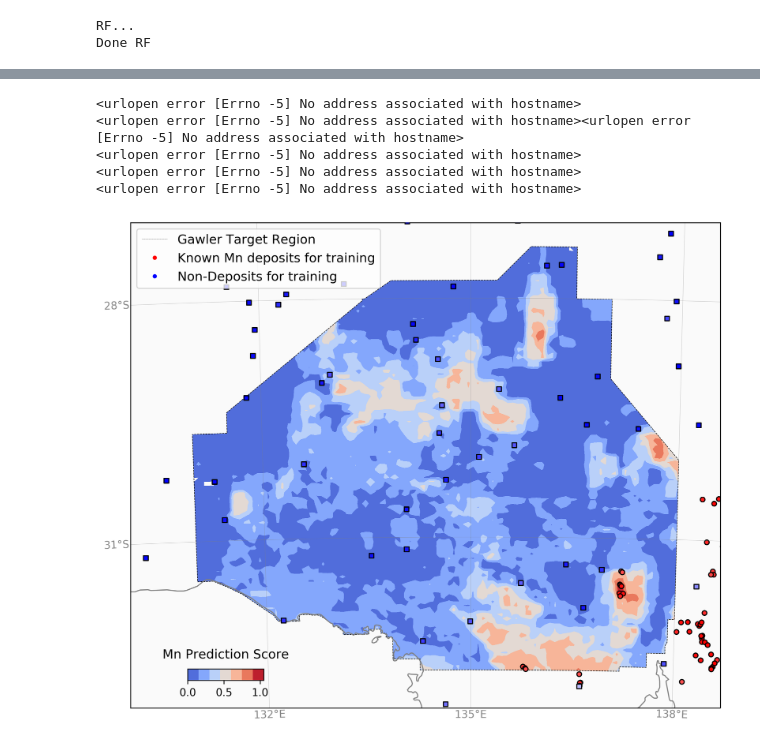
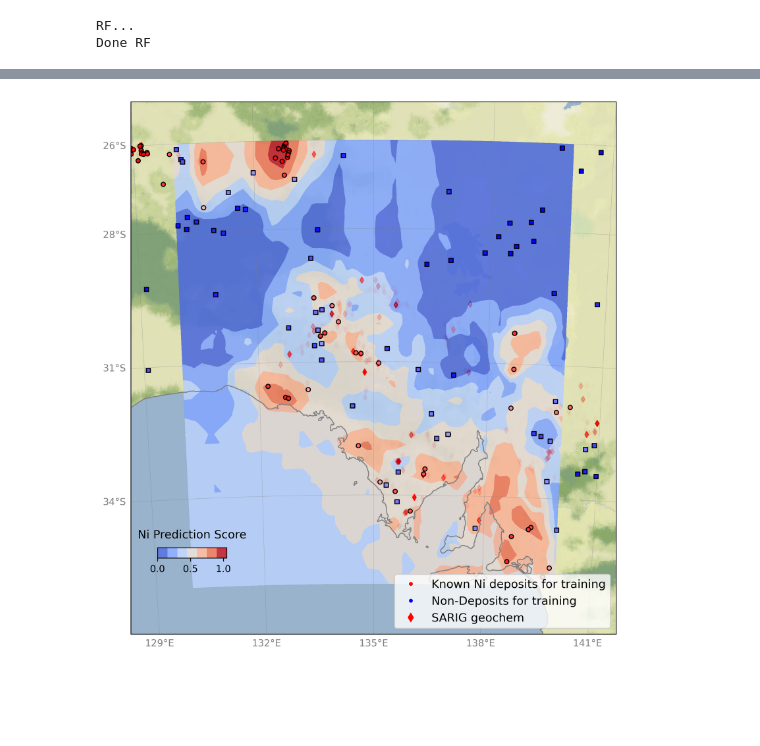
Before and after one commit to natbutter/gawler-exploration, a Jupyter notebook: results-sa.ipynb, the cells around one changed output, grey strips where cells are left out. Drawn from its saved outputs; the diff is of its cells as text; code cells hidden in the pictures; blank space fills up the shorter version.

```diff
--- a/results-sa.ipynb
+++ b/results-sa.ipynb
@@ -871,6 +919,9 @@ deposit 0.5
 # %% [markdown]
 ### ML Classification
 This is where the ML classifier is defined. We can substitue our favourite ML technique here, and tune model variables as desired. The default choices are recommended for the Gawler region.
+# %%
+training_data['random'] = training_data['random'].astype(str)
+training_data[categorical_features] = training_data[categorical_features].astype(str)
 # %%
 #Create the 'feature vector' and a 'target classification vector'
 features=training_data[numerical_features+categorical_features]
@@ -924,9 +951,9 @@ weightcount=0
 # %%
 print('Tranining the Clasifier...')
-rf.fit(features,targets,**{'classifier__sample_weight': weights})
+rf.fit(features,targets)
 
 print("Done RF. Now scoring...")
-scores = cross_val_score(rf, features,targets, cv=10)
+scores = cross_val_score(rf, features,targets, cv=5)
 
 print("RF 10-fold cross validation Scores:", scores)
 print("SCORE Mean: %.2f" % np.mean(scores), "STD: %.2f" % np.std(scores), "\n")
@@ -1009,8 +1029,17 @@ Done RF
 # %%
 #Create a meshgrid from our xyz list of points
-gridX,gridY,gridZ=grid(target_data.lon, target_data.lat,pRF_map[:,1])
+# gridX,gridY,gridZ=grid(target_data.lon, target_data.lat,pRF_map[:,1])
+grid_x, grid_y = np.mgrid[130:140:100j,-36:-26:100j]
+gridZ = scipy.interpolate.griddata((target_data.lon, target_data.lat), pRF_map[:,1], (grid_x, grid_y),method='linear')
 # %%
 #Save the csv grid of targets
 targetCu = {'Longitude': target_data.lon, 'Latitude': target_data.lat, 'Prediction': pRF_map[:,1]}
 targetCu=pd.DataFrame(targetCu)
 targetCu.to_csv('Targets-'+commname+'.csv',header=0,index=False)
+# %%
+## Load in some additional SARIG Geochemistry data to compare your results with.
+from dbfread import DBF
+dbf_file = '../Ni.dbf'
+table = DBF(dbf_file, load=True)
+nidbf = pd.DataFrame(table.records, columns=table.field_names)
+nidbf
@@ -1022,7 +1065,8 @@ fig = plt.figure(figsize=(10,10),dpi=300)
 ax = plt.axes(projection=ccrs.LambertAzimuthalEqualArea(central_longitude=135.0, central_latitude=-31.0))
 
 #Set the extent of interest
-img_extent = [min(df.LONGITUDE)+1.5,  max(df.LONGITUDE)-3.0, min(df.LATITUDE)+5,max(df.LATITUDE)-1]
+# img_extent = [min(df.LONGITUDE)+1.5,  max(df.LONGITUDE)-3.0, min(df.LATITUDE)+5,max(df.LATITUDE)-1]
+img_extent = [129,  141, -37 ,-25]
 ax.set_extent(img_extent)
 
 #Put down a base map
@@ -1047,68 +1091,42 @@ gl.ylocator = mticker.FixedLocator([-38,-34,-31,-28,-26])
 gl.xlabel_style = {'size': 10, 'color': 'gray'}
 gl.ylabel_style = {'size': 10, 'color': 'gray'}
 #gl.xlabel_style = {'color': 'red', 'weight': 'bold'}
 gl.xformatter = LONGITUDE_FORMATTER
 gl.yformatter = LATITUDE_FORMATTER
 
-#Create a patch of the gawler region where the data is
-path=Path(list(zip(xval, yval)))
-patch = PathPatch(path, facecolor='none',transform = ccrs.PlateCarree(),linestyle='--',linewidth=0.5)
-plt.gca().add_patch(patch)
-
 #Plot the main map
-im=ax.contourf(gridX,gridY,gridZ,cmap=plt.cm.coolwarm,transform = ccrs.PlateCarree(),vmin=0,vmax=1)
-#im = ax.imshow(gridZ, interpolation='bicubic', cmap=plt.cm.bwr,
-#                origin='lower', extent=[np.min(gridX),np.max(gridX),np.min(gridY),np.max(gridY)],
-#                clip_path=patch, clip_on=True,zorder=1,transform = ccrs.PlateCarree())
-for c in im.collections:
-    c.set_clip_path(patch)
-
-# l5=ax.scatter(commall.LONGITUDE, commall.LATITUDE,
-#               edgecolor='k',s=10,marker='d', linewidths=0.5,label="",
-#               c='r',cmap=plt.cm.bwr,vmin=0,vmax=1,zorder=2,transform = ccrs.PlateCarree())
+im=ax.contourf(grid_x,grid_y,gridZ,
+               cmap=plt.cm.coolwarm,
+               vmin=0,vmax=1, alpha=0.9,
+               transform = ccrs.PlateCarree())
 
 #Add the deposits coloured by their classification score
 l4=ax.scatter(training_data.lon[training_data.deposit==0], training_data.lat[training_data.deposit==0],
                edgecolor='k',s=20,marker='s', linewidths=1,label="",
                c=pRF[lendep:,1],cmap=plt.cm.bwr,vmin=0,vmax=1,zorder=3,transform = ccrs.PlateCarree())
 
 l3=ax.scatter(training_data.lon[training_data.deposit==1], training_data.lat[training_data.deposit==1],
               edgecolor='k',s=20,marker='o', linewidths=1,label="",
               c=pRF[:lendep,1],cmap=plt.cm.bwr,vmin=0,vmax=1,zorder=2,transform = ccrs.PlateCarree())
 
-#Plot the outline of the Gawler region
-ax.plot(xval,yval,'k--',label='Gawler Target Region',linewidth=0.2)
+l5=ax.scatter(nidbf.LONGITUDE_, nidbf.LATITUDE_G, c='r', alpha=nidbf.CHEM_VALUE/max(nidbf.CHEM_VALUE),
+              edgecolor=None,s=20,marker='d', linewidths=1,label="",
+              cmap=plt.cm.bwr,vmin=0,vmax=100,zorder=1,transform = ccrs.PlateCarree())
+
 ax.plot(0,0,'r.',label='Known '+commname+' deposits for training',zorder=3,transform = ccrs.PlateCarree())
 ax.plot(0,0,'b.',label='Non-Deposits for training',zorder=3,transform = ccrs.PlateCarree())
-#ax.plot(0,0,'rd',label='All other Au deposits (not used for training)',zorder=3,transform = ccrs.PlateCarree())
-
-# ax.plot(xlons,xlats,'y-',label='Central Gawler Au Province',zorder=3,transform = ccrs.PlateCarree())
-# ax.plot(xlons2,xlats2,'g-',label='Olympic IOCG Province',zorder=3,transform = ccrs.PlateCarree())
-
-# ax.plot(xval,yval,'k--',label='Gawler Target Region',linewidth=0.5,zorder=2,transform = ccrs.PlateCarree())
+ax.plot(0,0,'rd',label='SARIG geochem',zorder=3,transform = ccrs.PlateCarree())
 
 # Add a map title, legend, colorbar
-#plt.title('Known deposits and predictive map for Gawler region, SA')
-ax.legend(loc=2,fontsize=12)
-#plt.xlabel('Longitude')
-#plt.ylabel('Latitude')
+ax.legend(loc=4,fontsize=12)
 
-#Make a Colorbar
-# cbaxes = fig.add_axes([0.16, 0.27, 0.25, 0.015])
-# cbar = plt.colorbar(l3, cax = cbaxes,orientation="horizontal")
-# cbar.set_label(commname+' prediction')
 
 cbaxes = fig.add_axes([0.20, 0.22, 0.1, 0.015])
 cbar = plt.colorbar(im, cax = cbaxes,orientation="horizontal", ticks=[0.0,0.5,1])
-# # #cbar.ax.set_xticklabels(['Medium','High'],fontsize=8)
 cbar.set_label(commname+' Prediction Score', labelpad=10,fontsize=12)
 cbar.ax.xaxis.set_label_position('top')
 
+plt.savefig('Ni_prediction.png')
 plt.show()
 # %% [output]
-<urlopen error [Errno -5] No address associated with hostname>
-<urlopen error [Errno -5] No address associated with hostname><urlopen error [Errno -5] No address associated with hostname>
-<urlopen error [Errno -5] No address associated with hostname>
-<urlopen error [Errno -5] No address associated with hostname>
-<urlopen error [Errno -5] No address associated with hostname>
-[figure, old version]
+[figure, new version]
```
Also changed, not shown: parts of 28 cells of this notebook.
